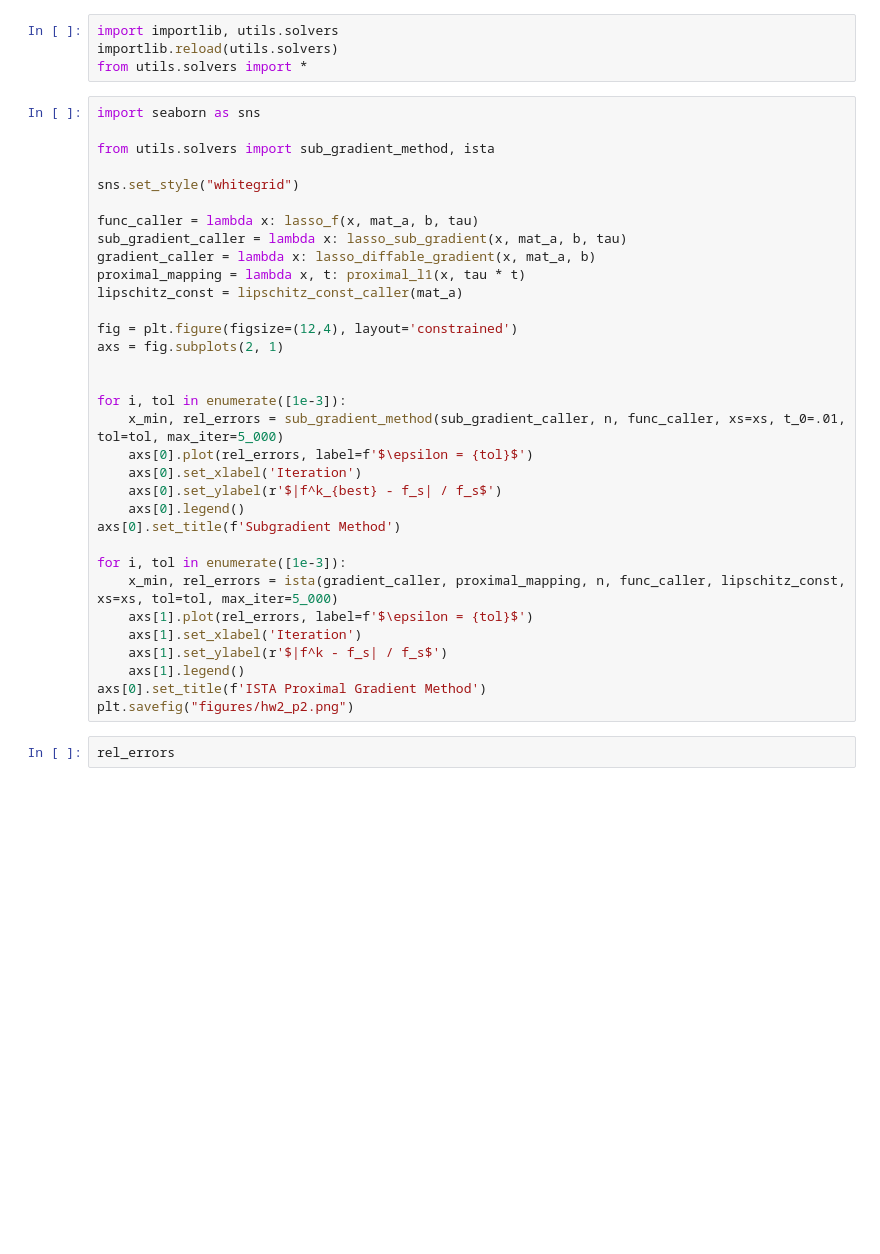
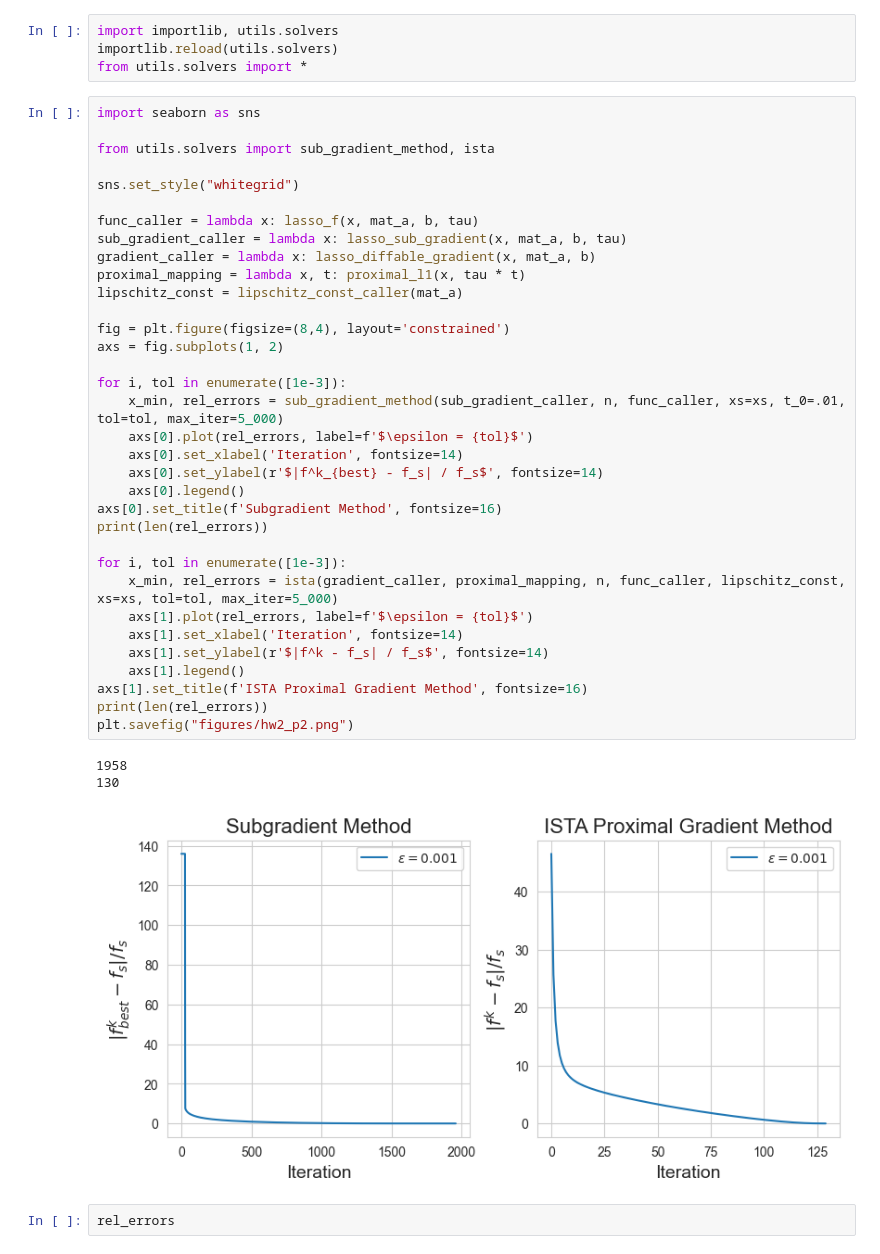
Before and after one commit to ab126/ConvexOpt, a Jupyter notebook: Hw2.ipynb, the cells around one changed output. Saved outputs shown, nothing was run; the diff lists cells and outputs as text; blank space fills up the shorter version.

```diff
--- a/Hw2.ipynb
+++ b/Hw2.ipynb
@@ -165,36 +141,41 @@ from utils.solvers import *
 # %%
 import seaborn as sns
 
 from utils.solvers import sub_gradient_method, ista
 
 sns.set_style("whitegrid")
 
 func_caller = lambda x: lasso_f(x, mat_a, b, tau)
 sub_gradient_caller = lambda x: lasso_sub_gradient(x, mat_a, b, tau)
 gradient_caller = lambda x: lasso_diffable_gradient(x, mat_a, b)
 proximal_mapping = lambda x, t: proximal_l1(x, tau * t)
 lipschitz_const = lipschitz_const_caller(mat_a)
 
-fig = plt.figure(figsize=(12,4), layout='constrained')
-axs = fig.subplots(2, 1)
-
+fig = plt.figure(figsize=(8,4), layout='constrained')
+axs = fig.subplots(1, 2)
 
 for i, tol in enumerate([1e-3]):
     x_min, rel_errors = sub_gradient_method(sub_gradient_caller, n, func_caller, xs=xs, t_0=.01, tol=tol, max_iter=5_000)
     axs[0].plot(rel_errors, label=f'$\epsilon = {tol}$')
-    axs[0].set_xlabel('Iteration')
-    axs[0].set_ylabel(r'$|f^k_{best} - f_s| / f_s$')
+    axs[0].set_xlabel('Iteration', fontsize=14)
+    axs[0].set_ylabel(r'$|f^k_{best} - f_s| / f_s$', fontsize=14)
     axs[0].legend()
-axs[0].set_title(f'Subgradient Method')
+axs[0].set_title(f'Subgradient Method', fontsize=16)
+print(len(rel_errors))
 
 for i, tol in enumerate([1e-3]):
     x_min, rel_errors = ista(gradient_caller, proximal_mapping, n, func_caller, lipschitz_const, xs=xs, tol=tol, max_iter=5_000)
     axs[1].plot(rel_errors, label=f'$\epsilon = {tol}$')
-    axs[1].set_xlabel('Iteration')
-    axs[1].set_ylabel(r'$|f^k - f_s| / f_s$')
+    axs[1].set_xlabel('Iteration', fontsize=14)
+    axs[1].set_ylabel(r'$|f^k - f_s| / f_s$', fontsize=14)
     axs[1].legend()
-axs[0].set_title(f'ISTA Proximal Gradient Method')
+axs[1].set_title(f'ISTA Proximal Gradient Method', fontsize=16)
+print(len(rel_errors))
 plt.savefig("figures/hw2_p2.png")
+# %% [output]
+1958
+130
+[figure, added]
 # %%
 rel_errors
 # %% [output]
```
Also changed, not shown: parts of 3 cells of this notebook, 2 other files.
